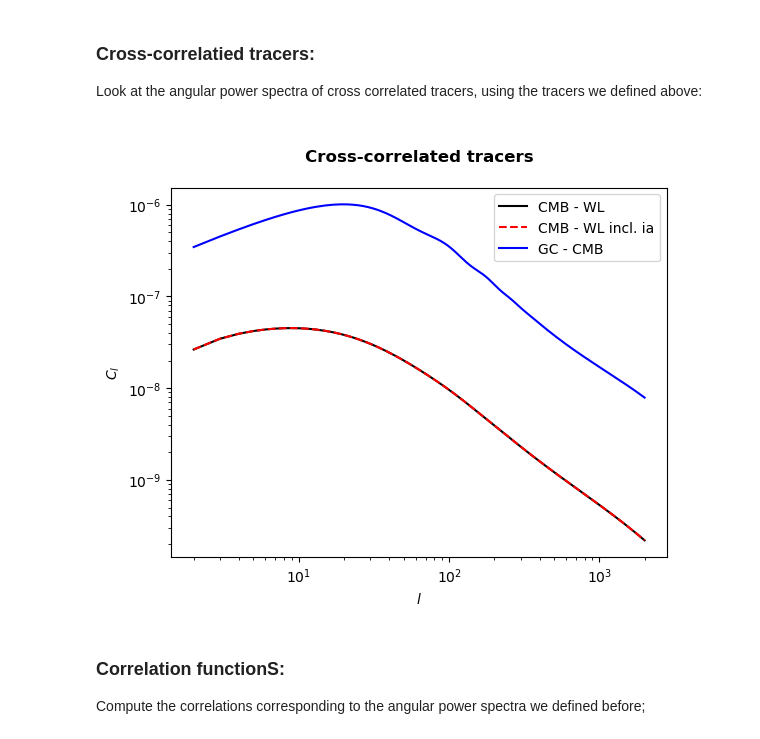
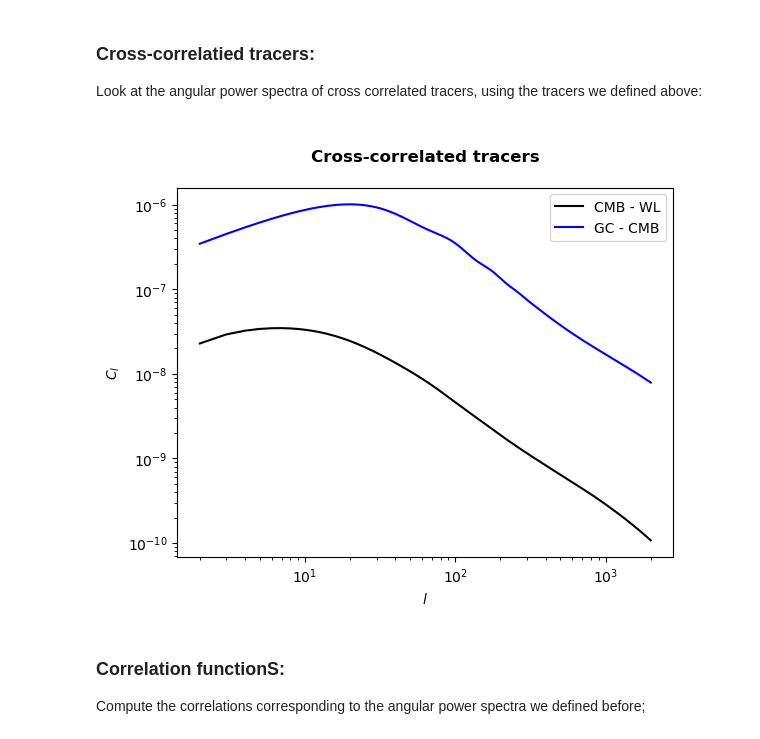
Before and after one commit to XanderHenrik/Masters-Project, a Jupyter notebook: notebooks/varying_C_l.ipynb, the cells around one changed output. Saved outputs shown, nothing was run; the diff lists cells and outputs as text; code cells hidden in the pictures.

```diff
--- a/notebooks/varying_C_l.ipynb
+++ b/notebooks/varying_C_l.ipynb
@@ -228,27 +265,25 @@ plt.show()
 Look at the angular power spectra of cross correlated tracers, using the tracers we defined above:
 # %%
 # Define the angular power spectra of cross correlated tracers:
-cls_cmb_cross_lens1 = ccl.angular_cl(cosmo, wl_s, cmbl, ells)
-cls_cmb_cross_lens1_a = ccl.angular_cl(cosmo, wl_a, cmbl, ells)
-cls_cmb_cross_gc = ccl.angular_cl(cosmo, gc_a, cmbl, ells)
+cls_cmb_cross_lens1 = ccl.angular_cl(lcdm_cosmo, wl, cmbl, ells)
+cls_cmb_cross_gc = ccl.angular_cl(lcdm_cosmo, gc, cmbl, ells)
 
 # Initiate the plot:
 plt.figure()
 plt.title("\nCross-correlated tracers\n", weight='bold')
 
 # Plotting:
 plt.loglog(ells, cls_cmb_cross_lens1, 'k-', label='CMB - WL')
-plt.loglog(ells, cls_cmb_cross_lens1_a, 'r--', label='CMB - WL incl. ia')
 plt.loglog(ells, cls_cmb_cross_gc, 'b-', label='GC - CMB')
 #plt.loglog(ells, 2 * (ells + 1) * cls_cmb_cross_gc, 'b-', label='GC - CMB')
 
 # Uprgade the plot:
 plt.legend()
 plt.xlabel('$l$')
 plt.ylabel('$C_l$')
 plt.show()
 # %% [output]
-[figure, old version]
+[figure, new version]
 # %% [markdown]
 ### Correlation functionS:
 Compute the correlations corresponding to the angular power spectra we defined before;
```
Also changed, not shown: parts of 3 cells of this notebook, 3 other files.
